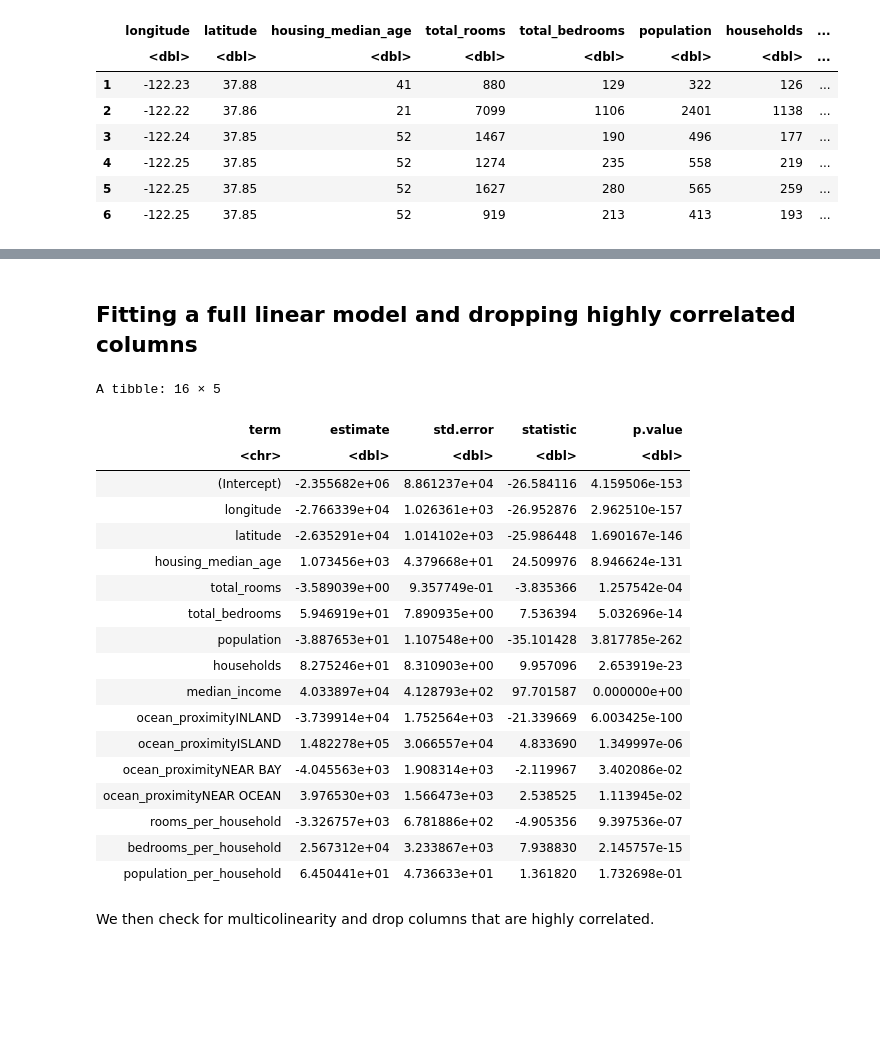
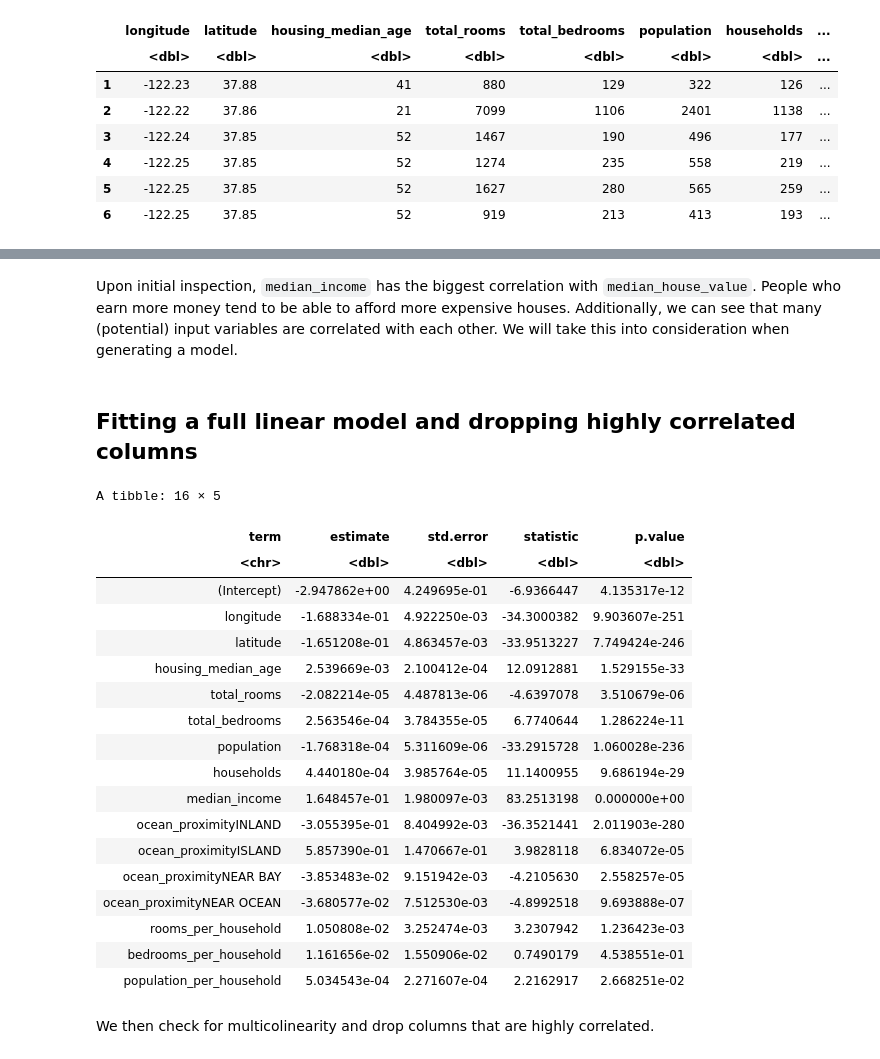
Before and after one commit to tiannelee/Regression-analysis-housing-prices, a Jupyter notebook: Final_report.ipynb, the cells around one changed output, grey strips where cells are left out. Saved outputs shown, nothing was run; the diff lists cells and outputs as text; code cells hidden in the pictures; blank space fills up the shorter version.

```diff
--- a/Final_report.ipynb
+++ b/Final_report.ipynb
@@ -81,8 +81,7 @@ As our data is focused on the median house value, it would be reasonable to conv
 
 data <- data %>% mutate(rooms_per_household = total_rooms / households,
                        bedrooms_per_household = total_bedrooms / households,
-                       population_per_household = population / households) %>%
-                select(-...1)
+                       population_per_household = population / households)
 data <- data %>% relocate(median_house_value, .after = last_col())
 
 head(data)
@@ -99,28 +149,30 @@ A tibble: 6 × 13
+# %% [markdown]
+Upon initial inspection, `median_income` has the biggest correlation with `median_house_value`. People who earn more money tend to be able to afford more expensive houses. Additionally, we can see that many (potential) input variables are correlated with each other. We will take this into consideration when generating a model.
 # %% [markdown]
 ## Fitting a full linear model and dropping highly correlated columns
 # %%
-full_model <- lm(median_house_value~., data = data)
+full_model <- lm(log(median_house_value) ~ ., data = data)
 tidy(full_model)
 # %% [output]
 A tibble: 16 × 5
 | term | estimate | std.error | statistic | p.value |
 | <chr> | <dbl> | <dbl> | <dbl> | <dbl> |
-| (Intercept) | -2.355682e+06 | 8.861237e+04 | -26.584116 | 4.159506e-153 |
-| longitude | -2.766339e+04 | 1.026361e+03 | -26.952876 | 2.962510e-157 |
-| latitude | -2.635291e+04 | 1.014102e+03 | -25.986448 | 1.690167e-146 |
-| housing_median_age | 1.073456e+03 | 4.379668e+01 | 24.509976 | 8.946624e-131 |
-| total_rooms | -3.589039e+00 | 9.357749e-01 | -3.835366 | 1.257542e-04 |
-| total_bedrooms | 5.946919e+01 | 7.890935e+00 | 7.536394 | 5.032696e-14 |
-| population | -3.887653e+01 | 1.107548e+00 | -35.101428 | 3.817785e-262 |
-| households | 8.275246e+01 | 8.310903e+00 | 9.957096 | 2.653919e-23 |
-| median_income | 4.033897e+04 | 4.128793e+02 | 97.701587 | 0.000000e+00 |
-| ocean_proximityINLAND | -3.739914e+04 | 1.752564e+03 | -21.339669 | 6.003425e-100 |
-| ocean_proximityISLAND | 1.482278e+05 | 3.066557e+04 | 4.833690 | 1.349997e-06 |
-| ocean_proximityNEAR BAY | -4.045563e+03 | 1.908314e+03 | -2.119967 | 3.402086e-02 |
-| ocean_proximityNEAR OCEAN | 3.976530e+03 | 1.566473e+03 | 2.538525 | 1.113945e-02 |
-| rooms_per_household | -3.326757e+03 | 6.781886e+02 | -4.905356 | 9.397536e-07 |
-| bedrooms_per_household | 2.567312e+04 | 3.233867e+03 | 7.938830 | 2.145757e-15 |
-| population_per_household | 6.450441e+01 | 4.736633e+01 | 1.361820 | 1.732698e-01 |
+| (Intercept) | -2.947862e+00 | 4.249695e-01 | -6.9366447 | 4.135317e-12 |
+| longitude | -1.688334e-01 | 4.922250e-03 | -34.3000382 | 9.903607e-251 |
+| latitude | -1.651208e-01 | 4.863457e-03 | -33.9513227 | 7.749424e-246 |
+| housing_median_age | 2.539669e-03 | 2.100412e-04 | 12.0912881 | 1.529155e-33 |
+| total_rooms | -2.082214e-05 | 4.487813e-06 | -4.6397078 | 3.510679e-06 |
+| total_bedrooms | 2.563546e-04 | 3.784355e-05 | 6.7740644 | 1.286224e-11 |
+| population | -1.768318e-04 | 5.311609e-06 | -33.2915728 | 1.060028e-236 |
+| households | 4.440180e-04 | 3.985764e-05 | 11.1400955 | 9.686194e-29 |
+| median_income | 1.648457e-01 | 1.980097e-03 | 83.2513198 | 0.000000e+00 |
+| ocean_proximityINLAND | -3.055395e-01 | 8.404992e-03 | -36.3521441 | 2.011903e-280 |
+| ocean_proximityISLAND | 5.857390e-01 | 1.470667e-01 | 3.9828118 | 6.834072e-05 |
+| ocean_proximityNEAR BAY | -3.853483e-02 | 9.151942e-03 | -4.2105630 | 2.558257e-05 |
+| ocean_proximityNEAR OCEAN | -3.680577e-02 | 7.512530e-03 | -4.8992518 | 9.693888e-07 |
+| rooms_per_household | 1.050808e-02 | 3.252474e-03 | 3.2307942 | 1.236423e-03 |
+| bedrooms_per_household | 1.161656e-02 | 1.550906e-02 | 0.7490179 | 4.538551e-01 |
+| population_per_household | 5.034543e-04 | 2.271607e-04 | 2.2162917 | 2.668251e-02 |
 # %% [markdown]
 We then check for multicolinearity and drop columns that are highly correlated.
 # %%
```
Also changed, not shown: parts of 28 cells of this notebook.
